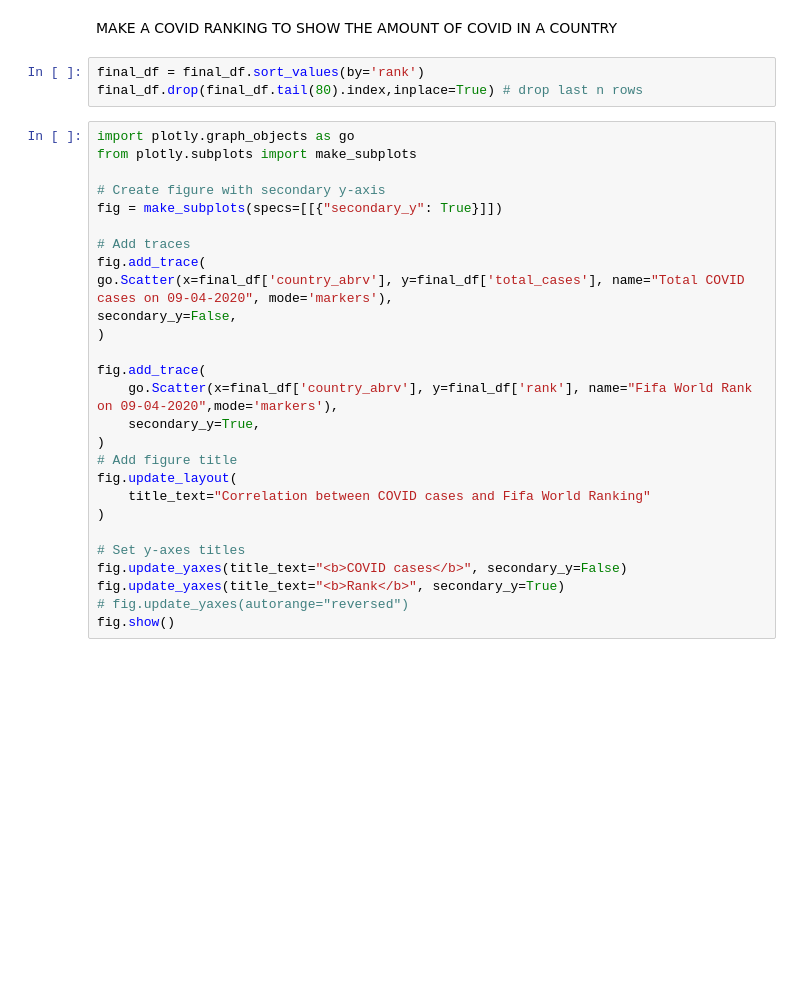
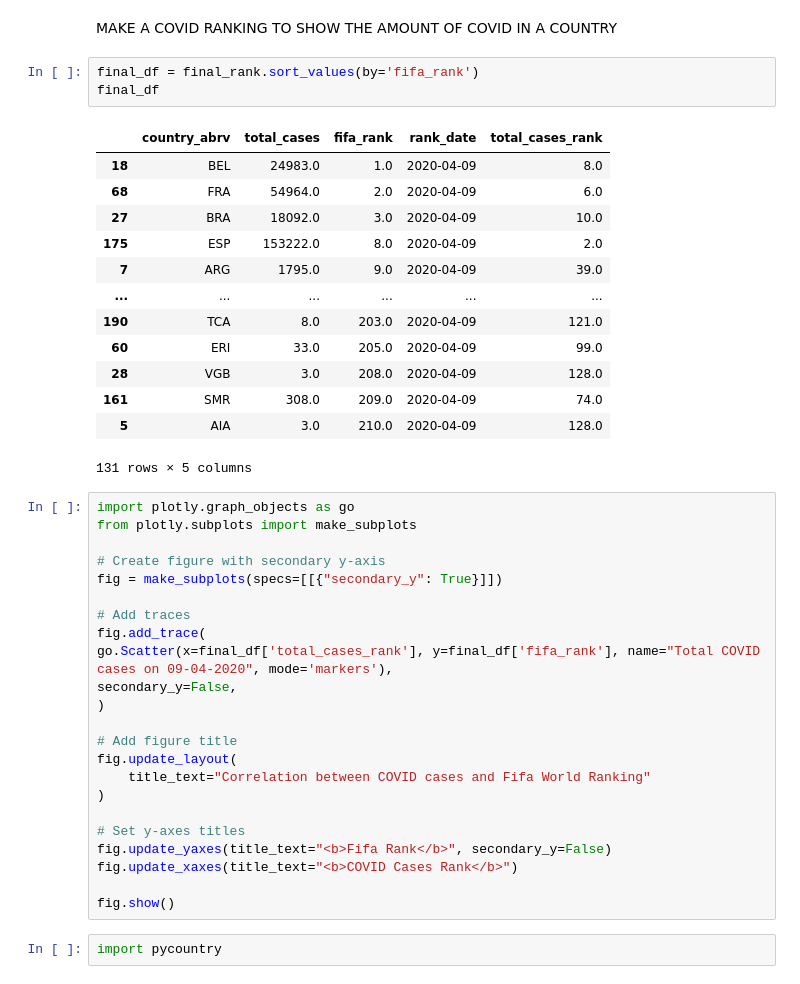
Before and after one commit to jlarija/DataVisualisationProject, a Jupyter notebook: scribbles.ipynb, the cells around one changed output. Drawn from its saved outputs; the diff is of its cells as text; blank space fills up the shorter version.

```diff
--- a/scribbles.ipynb
+++ b/scribbles.ipynb
@@ -61,8 +78,22 @@ final_df = final_rank.dropna()
 # %% [markdown]
 MAKE A COVID RANKING TO SHOW THE AMOUNT OF COVID IN A COUNTRY
-# %%
-final_df = final_df.sort_values(by='rank')
-final_df.drop(final_df.tail(80).index,inplace=True) # drop last n rows
+# %%
+final_df = final_rank.sort_values(by='fifa_rank')
+final_df
+# %% [output]
+|  | country_abrv | total_cases | fifa_rank | rank_date | total_cases_rank |
+| 18 | BEL | 24983.0 | 1.0 | 2020-04-09 | 8.0 |
+| 68 | FRA | 54964.0 | 2.0 | 2020-04-09 | 6.0 |
+| 27 | BRA | 18092.0 | 3.0 | 2020-04-09 | 10.0 |
+| 175 | ESP | 153222.0 | 8.0 | 2020-04-09 | 2.0 |
+| 7 | ARG | 1795.0 | 9.0 | 2020-04-09 | 39.0 |
+| ... | ... | ... | ... | ... | ... |
+| 190 | TCA | 8.0 | 203.0 | 2020-04-09 | 121.0 |
+| 60 | ERI | 33.0 | 205.0 | 2020-04-09 | 99.0 |
+| 28 | VGB | 3.0 | 208.0 | 2020-04-09 | 128.0 |
+| 161 | SMR | 308.0 | 209.0 | 2020-04-09 | 74.0 |
+| 5 | AIA | 3.0 | 210.0 | 2020-04-09 | 128.0 |
+131 rows × 5 columns
 # %%
 import plotly.graph_objects as go
 from plotly.subplots import make_subplots
@@ -72,21 +103,19 @@ fig = make_subplots(specs=[[{"secondary_y": True}]])
 
 # Add traces
 fig.add_trace(
-go.Scatter(x=final_df['country_abrv'], y=final_df['total_cases'], name="Total COVID cases on 09-04-2020", mode='markers'),
+go.Scatter(x=final_df['total_cases_rank'], y=final_df['fifa_rank'], name="Total COVID cases on 09-04-2020", mode='markers'),
 secondary_y=False,
 )
 
-fig.add_trace(
-    go.Scatter(x=final_df['country_abrv'], y=final_df['rank'], name="Fifa World Rank on 09-04-2020",mode='markers'),
-    secondary_y=True,
-)
 # Add figure title
 fig.update_layout(
     title_text="Correlation between COVID cases and Fifa World Ranking"
 )
 
 # Set y-axes titles
-fig.update_yaxes(title_text="<b>COVID cases</b>", secondary_y=False)
-fig.update_yaxes(title_text="<b>Rank</b>", secondary_y=True)
-# fig.update_yaxes(autorange="reversed")
+fig.update_yaxes(title_text="<b>Fifa Rank</b>", secondary_y=False)
+fig.update_xaxes(title_text="<b>COVID Cases Rank</b>")
+
 fig.show()
+# %%
+import pycountry
```
Also changed, not shown: parts of 4 cells of this notebook, 3 other files.
